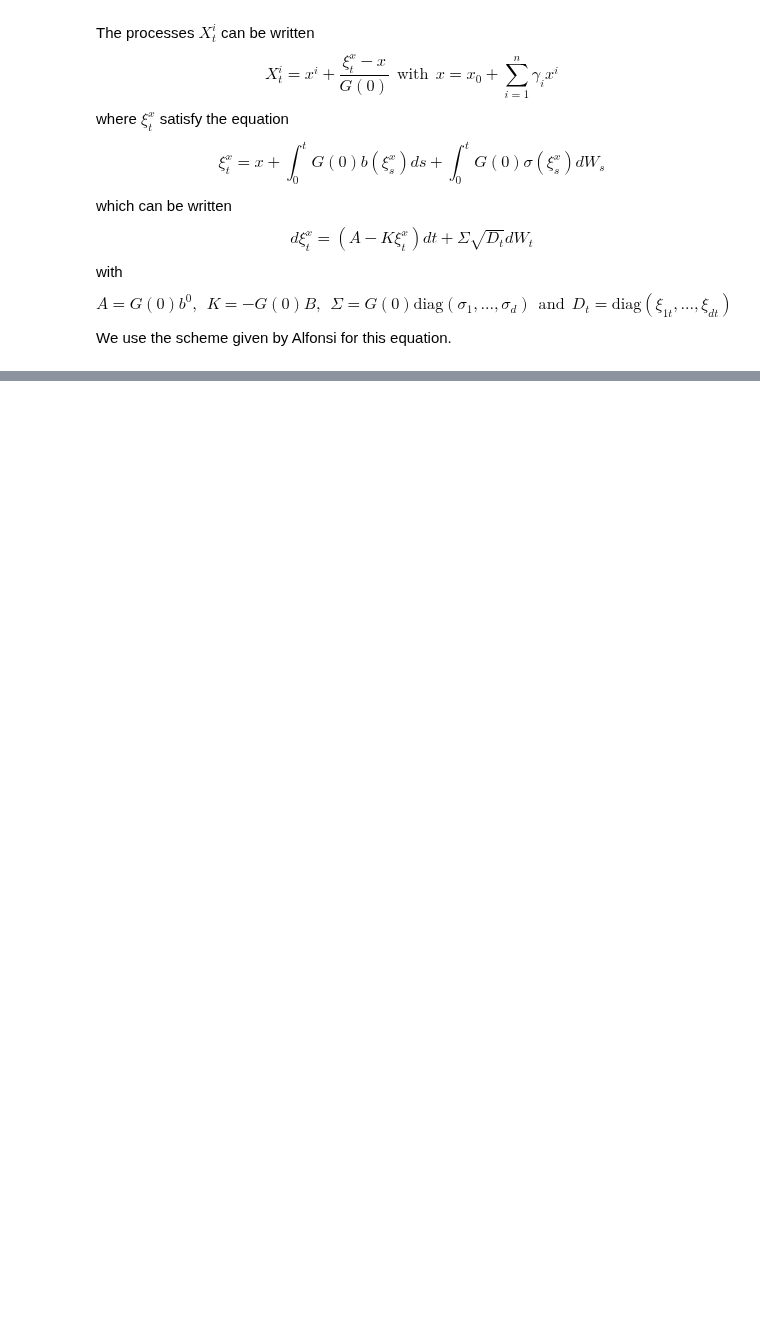
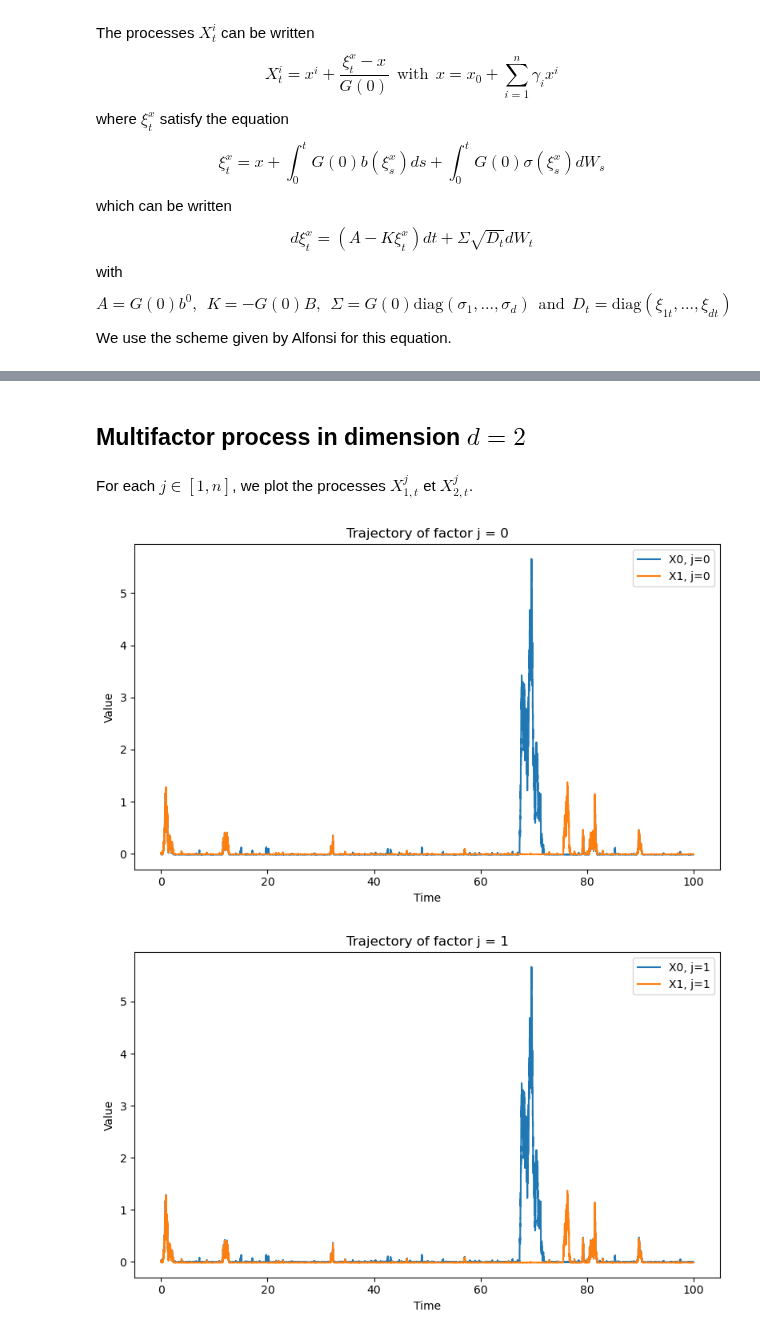
Before and after one commit to maxence2508/stage-cermics, a Jupyter notebook: dai-and-singleton-parametrization.ipynb, the cells around one changed output, grey strips where cells are left out. Drawn from its saved outputs; the diff is of its cells as text; code cells hidden in the pictures; blank space fills up the shorter version.

Commit message:
volterra dai singleton

```diff
--- a/dai-and-singleton-parametrization.ipynb
+++ b/dai-and-singleton-parametrization.ipynb
@@ -221,0 +234,42 @@ plt.show()
+# %% [markdown]
+## Multifactor process in dimension $d=2$
+# %% [markdown]
+For each $j \in [1,n]$, we plot the processes $X^j_{1,t}$ et $X^j_{2,t}$.
+# %%
+d = 2
+n = 2
+
+b0 = np.array([0.02, 0.01])
+B = np.array([[0.1, 0.0],
+              [0.0, 0.2]])
+sigma = np.array([0.1, 0.2])
+gamma = np.array([0.5, 0.3])
+rho = np.array([0.01, 0.01])
+x0 = 0.01
+
+X01 = np.array([0.01, 0.015])
+X02 = np.array([0.02, 0.01])
+X0 = np.array([X01, X02])
+
+volterra_model = Volterra(b0, B, sigma, gamma, rho, x0)
+
+T = 100
+N = 10**5
+
+trajectory = volterra_model.simulate_multifactor(X0, T, N)
+
+time_grid = np.linspace(0, T, N+1)
+
+for j in range(n):
+    plt.figure(figsize=(8, 5))
+    plt.plot(time_grid, trajectory[:, 0, j], label=f"X0, j={j}")
+    plt.plot(time_grid, trajectory[:, 1, j], label=f"X1, j={j}")
+    plt.title(f"Trajectory of factor j = {j}")
+    plt.xlabel("Time")
+    plt.ylabel("Value")
+    plt.legend()
+    plt.tight_layout()
+    plt.show()
+# %% [output]
+[figure, added]
+[figure, added]
```
Also changed, not shown: parts of 9 cells of this notebook.
